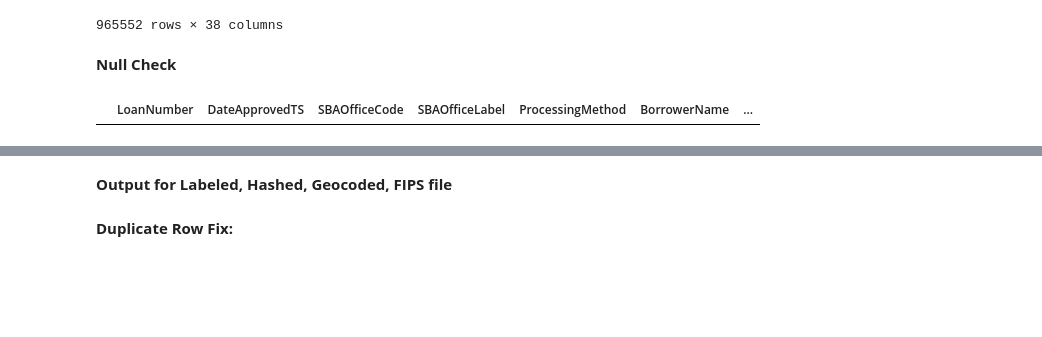
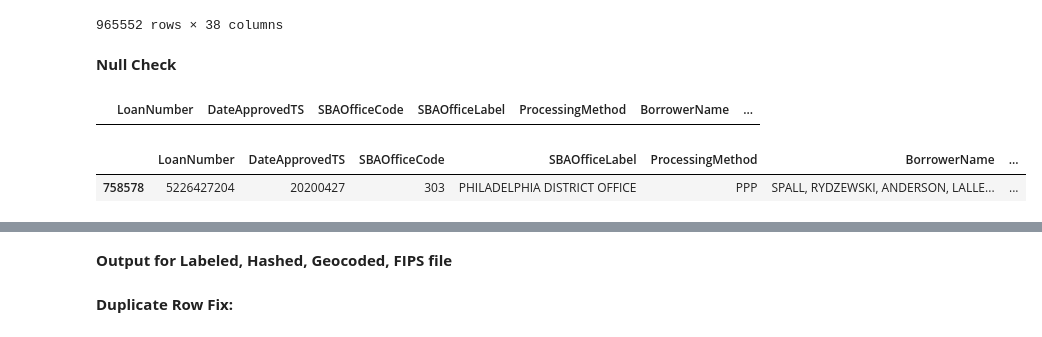
Before and after one commit to cspence001/mapdata_finalization_notebooks, a Jupyter notebook: main_concat23.ipynb, the cells around one changed output, grey strips where cells are left out. Drawn from its saved outputs; the diff is of its cells as text; code cells hidden in the pictures; blank space fills up the shorter version.

```diff
--- a/main_concat23.ipynb
+++ b/main_concat23.ipynb
@@ -154,6 +154,11 @@ ppp_hpgf
 ppp_hpgf.loc[ppp_hpgf["Lat"].isnull()]
 # %% [output]
 |  | LoanNumber | DateApprovedTS | SBAOfficeCode | SBAOfficeLabel | ProcessingMethod | BorrowerName | ... |
+# %%
+ppp_hpgf.loc[ppp_hpgf["LoanNumber"]==5226427204]
+# %% [output]
+|  | LoanNumber | DateApprovedTS | SBAOfficeCode | SBAOfficeLabel | ProcessingMethod | BorrowerName | ... |
+| 758578 | 5226427204 | 20200427 | 303 | PHILADELPHIA DISTRICT OFFICE | PPP | SPALL, RYDZEWSKI, ANDERSON, LALLE... | ... |
 # %%
 #checks
 pd.set_option('display.max_rows', 70)
```
Also changed, not shown: parts of 5 cells of this notebook, 7 other files.
